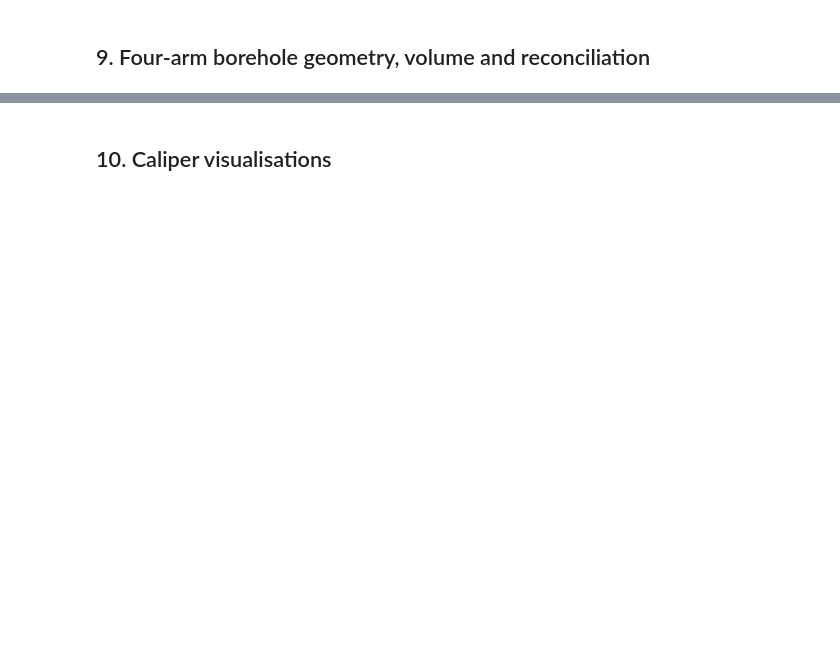
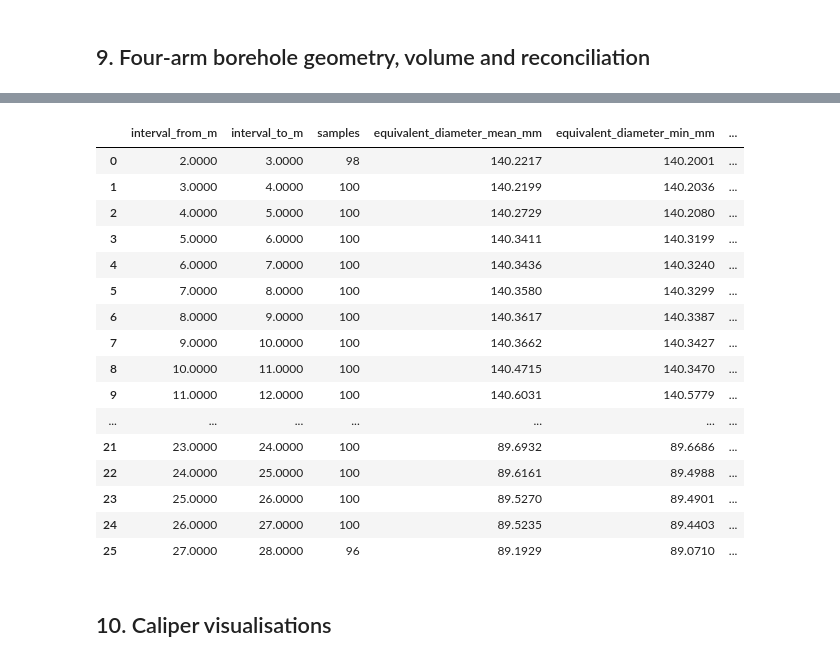
Before and after one commit to epaki/jupyter, a Jupyter notebook: las_files/wireline_hole_inspection_workbench_v2.ipynb, the cells around one changed output, grey strips where cells are left out. Drawn from its saved outputs; the diff is of its cells as text; code cells hidden in the pictures; blank space fills up the shorter version.

```diff
--- a/las_files/wireline_hole_inspection_workbench_v2.ipynb
+++ b/las_files/wireline_hole_inspection_workbench_v2.ipynb
@@ -63,7 +63,7 @@ MS_COLOURS = ['#0B3C5D', '#1D70A2', '#2A9D8F', '#E9C46A', '#F4A261', '#E76F51',
 
 # User input — set this to the folder containing the extracted LAS, XHD and XRD files.
 # Files may be located directly in this folder or inside nested subfolders.
-INPUT_FOLDER = Path(r'./wireline_measurement_files').expanduser()
+INPUT_FOLDER = Path(r'../data').expanduser()
 SUPPORTED_EXTENSIONS = {'.las', '.xhd', '.xrd'}
 
 # Engineering inputs — replace these with the hole plan / inspection register.
@@ -1128,7 +1279,68 @@ def metric_cards(summary: pd.Series) -> HTML:
     cards = ''.join(f'<div class="ms-card"><div class="label">{label}</div><div class="value">{value}</div></div>' for label, value in values)
     return HTML(cards)
 
+
+def caliper_cylinder_metrics(geometry: pd.DataFrame, nominal_diameter_mm: Optional[float] = None) -> pd.Series:
+    segment_mask = geometry['segment_volume_m3'] > 0
+    segment_length = geometry['delta_depth_m'].where(segment_mask, 0.0).fillna(0.0)
+
+    integrated_length_m = float(segment_length.sum())
+    measured_volume_m3 = float(geometry['segment_volume_m3'].sum())
+
+    if 'segment_nominal_volume_m3' in geometry:
+        nominal_volume_m3 = float(geometry['segment_nominal_volume_m3'].sum())
+    elif nominal_diameter_mm is not None:
+        nominal_area_m2 = math.pi * (nominal_diameter_mm / 2_000.0) ** 2
+        nominal_volume_m3 = float(nominal_area_m2 * integrated_length_m)
+    else:
+        nominal_volume_m3 = np.nan
+
+    volume_variance_m3 = measured_volume_m3 - nominal_volume_m3 if np.isfinite(nominal_volume_m3) else np.nan
+    volume_variance_pct = 100.0 * volume_variance_m3 / nominal_volume_m3 if np.isfinite(nominal_volume_m3) and nominal_volume_m3 > 0 else np.nan
+
+    a_m = geometry['semi_axis_x_mm'] / 1_000.0
+    b_m = geometry['semi_axis_y_mm'] / 1_000.0
+    perimeter_m = math.pi * (3.0 * (a_m + b_m) - np.sqrt((3.0 * a_m + b_m) * (a_m + 3.0 * b_m)))
+    segment_perimeter_m = ((perimeter_m + perimeter_m.shift(1)) / 2.0).where(segment_mask, 0.0).fillna(0.0)
+    lateral_surface_area_m2 = float((segment_perimeter_m * segment_length).sum())
+
+    return pd.Series({
+        'integrated_length_m': integrated_length_m,
+        'measured_volume_m3': measured_volume_m3,
+        'nominal_volume_m3': nominal_volume_m3,
+        'volume_variance_m3': volume_variance_m3,
+        'volume_variance_pct': volume_variance_pct,
+        'volume_per_m_m3pm': measured_volume_m3 / integrated_length_m if integrated_length_m > 0 else np.nan,
+        'lateral_surface_area_m2': lateral_surface_area_m2,
+        'equivalent_diameter_mean_mm': float(geometry['equivalent_diameter_mm'].mean()),
+        'equivalent_diameter_p10_mm': float(geometry['equivalent_diameter_mm'].quantile(0.10)),
+        'equivalent_diameter_p90_mm': float(geometry['equivalent_diameter_mm'].quantile(0.90)),
+        'mean_ovality_pct': float(geometry['ovality_pct'].mean()),
+        'median_tool_offset_mm': float(geometry['tool_offset_mm'].median()) if geometry['tool_offset_mm'].notna().any() else np.nan,
+        'overbreak_m3': max(float(volume_variance_m3), 0.0) if np.isfinite(volume_variance_m3) else np.nan,
+        'underbreak_m3': min(float(volume_variance_m3), 0.0) if np.isfinite(volume_variance_m3) else np.nan,
+    })
+
+
+def cylinder_metric_cards(metrics: pd.Series) -> HTML:
+    values = [
+        ('Cylinder length', f"{metrics['integrated_length_m']:.2f} m"),
+        ('Measured volume', f"{metrics['measured_volume_m3']:.3f} m³"),
+        ('Nominal volume', f"{metrics['nominal_volume_m3']:.3f} m³" if np.isfinite(metrics['nominal_volume_m3']) else 'n/a'),
+        ('Volume over/under', f"{metrics['volume_variance_m3']:+.3f} m³" if np.isfinite(metrics['volume_variance_m3']) else 'n/a'),
+        ('Volume per metre', f"{metrics['volume_per_m_m3pm']:.4f} m³/m" if np.isfinite(metrics['volume_per_m_m3pm']) else 'n/a'),
+        ('Lateral wall area', f"{metrics['lateral_surface_area_m2']:.3f} m²"),
+        ('Mean equivalent diameter', f"{metrics['equivalent_diameter_mean_mm']:.1f} mm"),
+        ('P10 / P90 diameter', f"{metrics['equivalent_diameter_p10_mm']:.1f} / {metrics['equivalent_diameter_p90_mm']:.1f} mm"),
+    ]
+    cards = ''.join(f'<div class="ms-card"><div class="label">{label}</div><div class="value">{value}</div></div>' for label, value in values)
+    return HTML(cards)
+
+
 display(metric_cards(caliper_summary.iloc[0]))
+
+cylinder_metrics = caliper_cylinder_metrics(caliper_geometry, NOMINAL_DIAMETER_MM)
+display(cylinder_metric_cards(cylinder_metrics))
 
 
 def caliper_interval_summary(
@@ -1155,5 +1367,7 @@ def caliper_interval_summary(
     grouped['status'] = np.where(grouped['diameter_variance_mm'].abs() <= tolerance_mm, 'PASS', 'REVIEW')
     return grouped
 
+
 interval_summary = caliper_interval_summary(caliper_geometry, NOMINAL_DIAMETER_MM, DIAMETER_TOLERANCE_MM)
 display(interval_summary)
+# %% [output]
@@ -1160,3 +1402,20 @@ display(interval_summary)
+|  | interval_from_m | interval_to_m | samples | equivalent_diameter_mean_mm | equivalent_diameter_min_mm | ... |
+| 0 | 2.0000 | 3.0000 | 98 | 140.2217 | 140.2001 | ... |
+| 1 | 3.0000 | 4.0000 | 100 | 140.2199 | 140.2036 | ... |
+| 2 | 4.0000 | 5.0000 | 100 | 140.2729 | 140.2080 | ... |
+| 3 | 5.0000 | 6.0000 | 100 | 140.3411 | 140.3199 | ... |
+| 4 | 6.0000 | 7.0000 | 100 | 140.3436 | 140.3240 | ... |
+| 5 | 7.0000 | 8.0000 | 100 | 140.3580 | 140.3299 | ... |
+| 6 | 8.0000 | 9.0000 | 100 | 140.3617 | 140.3387 | ... |
+| 7 | 9.0000 | 10.0000 | 100 | 140.3662 | 140.3427 | ... |
+| 8 | 10.0000 | 11.0000 | 100 | 140.4715 | 140.3470 | ... |
+| 9 | 11.0000 | 12.0000 | 100 | 140.6031 | 140.5779 | ... |
+| ... | ... | ... | ... | ... | ... | ... |
+| 21 | 23.0000 | 24.0000 | 100 | 89.6932 | 89.6686 | ... |
+| 22 | 24.0000 | 25.0000 | 100 | 89.6161 | 89.4988 | ... |
+| 23 | 25.0000 | 26.0000 | 100 | 89.5270 | 89.4901 | ... |
+| 24 | 26.0000 | 27.0000 | 100 | 89.5235 | 89.4403 | ... |
+| 25 | 27.0000 | 28.0000 | 96 | 89.1929 | 89.0710 | ... |
 # %% [markdown]
 ## 10. Caliper visualisations
 # %%
```
Also changed, not shown: parts of 16 cells of this notebook.
